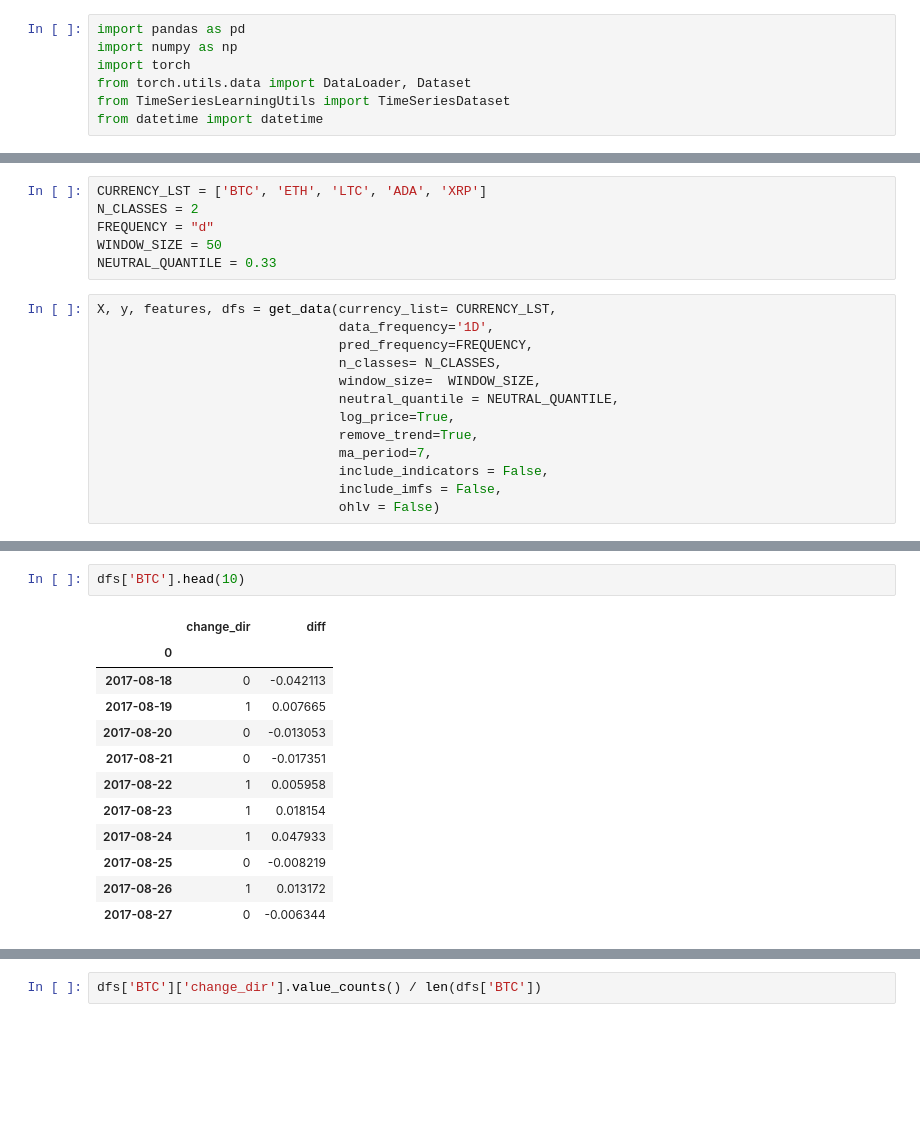
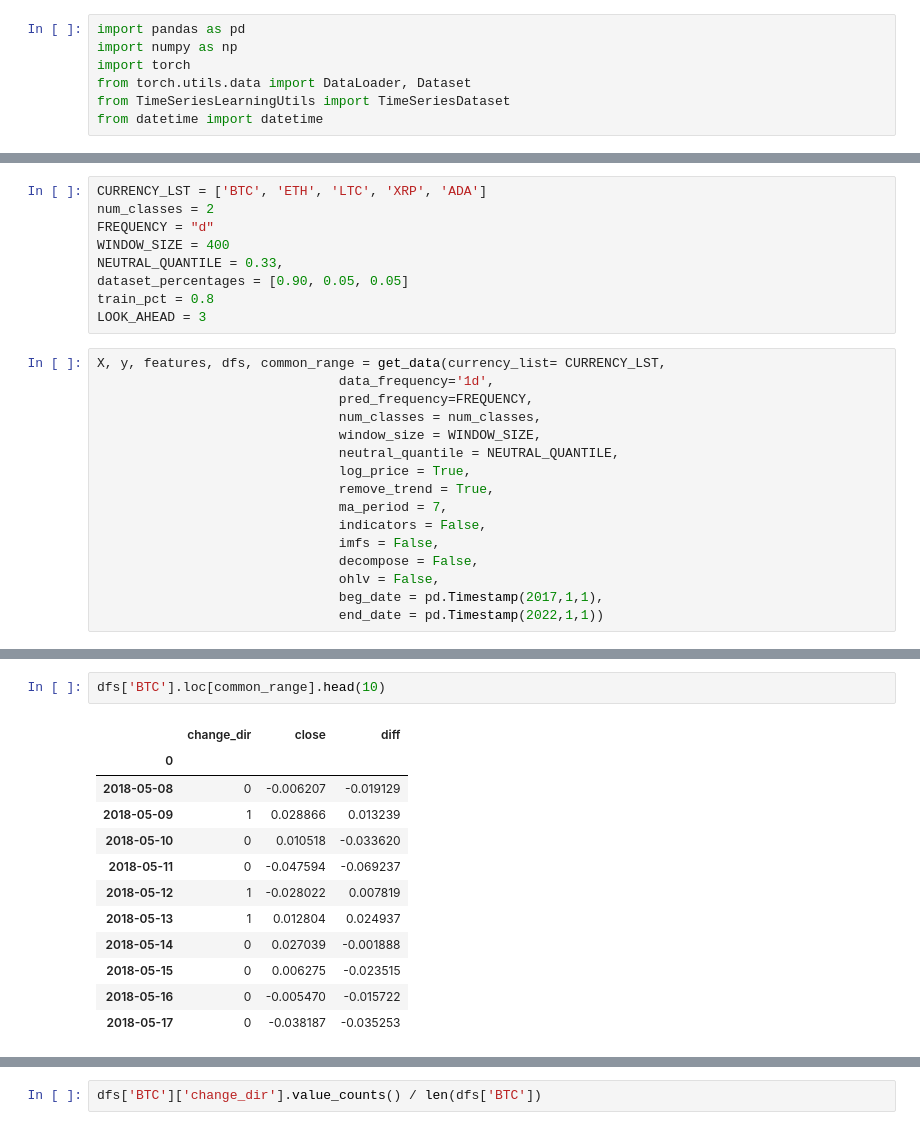
Before and after one commit to aysenurk/multi_task_price_change_prediction, a Jupyter notebook: notebooks/02_fc_data_preparation.ipynb, the cells around one changed output, grey strips where cells are left out. Drawn from its saved outputs; the diff is of its cells as text; blank space fills up the shorter version.

Commit message:
training analysis with other models

```diff
--- a/notebooks/02_fc_data_preparation.ipynb
+++ b/notebooks/02_fc_data_preparation.ipynb
@@ -104,19 +199,25 @@ def get_data(currency_list,
 # %%
-CURRENCY_LST = ['BTC', 'ETH', 'LTC', 'ADA', 'XRP']
-N_CLASSES = 2
+CURRENCY_LST = ['BTC', 'ETH', 'LTC', 'XRP', 'ADA']
+num_classes = 2
 FREQUENCY = "d"
-WINDOW_SIZE = 50
-NEUTRAL_QUANTILE = 0.33
+WINDOW_SIZE = 400
+NEUTRAL_QUANTILE = 0.33,
+dataset_percentages = [0.90, 0.05, 0.05]
+train_pct = 0.8
+LOOK_AHEAD = 3
 # %%
-X, y, features, dfs = get_data(currency_list= CURRENCY_LST,
-                               data_frequency='1D',
+X, y, features, dfs, common_range = get_data(currency_list= CURRENCY_LST,
+                               data_frequency='1d',
                                pred_frequency=FREQUENCY,
-                               n_classes= N_CLASSES,
-                               window_size=  WINDOW_SIZE,
+                               num_classes = num_classes,
+                               window_size = WINDOW_SIZE,
                                neutral_quantile = NEUTRAL_QUANTILE,
-                               log_price=True,
-                               remove_trend=True,
-                               ma_period=7,
-                               include_indicators = False,
-                               include_imfs = False,
-                               ohlv = False)
+                               log_price = True,
+                               remove_trend = True,
+                               ma_period = 7,
+                               indicators = False,
+                               imfs = False,
+                               decompose = False,
+                               ohlv = False,
+                               beg_date = pd.Timestamp(2017,1,1),
+                               end_date = pd.Timestamp(2022,1,1))
@@ -123,15 +628,15 @@ X, y, features, dfs = get_data(currency_list= CURRENCY_LST,
 # %%
-dfs['BTC'].head(10)
+dfs['BTC'].loc[common_range].head(10)
 # %% [output]
-|  | change_dir | diff |
-| 0 |  |  |
-| 2017-08-18 | 0 | -0.042113 |
-| 2017-08-19 | 1 | 0.007665 |
-| 2017-08-20 | 0 | -0.013053 |
-| 2017-08-21 | 0 | -0.017351 |
-| 2017-08-22 | 1 | 0.005958 |
-| 2017-08-23 | 1 | 0.018154 |
-| 2017-08-24 | 1 | 0.047933 |
-| 2017-08-25 | 0 | -0.008219 |
-| 2017-08-26 | 1 | 0.013172 |
-| 2017-08-27 | 0 | -0.006344 |
+|  | change_dir | close | diff |
+| 0 |  |  |  |
+| 2018-05-08 | 0 | -0.006207 | -0.019129 |
+| 2018-05-09 | 1 | 0.028866 | 0.013239 |
+| 2018-05-10 | 0 | 0.010518 | -0.033620 |
+| 2018-05-11 | 0 | -0.047594 | -0.069237 |
+| 2018-05-12 | 1 | -0.028022 | 0.007819 |
+| 2018-05-13 | 1 | 0.012804 | 0.024937 |
+| 2018-05-14 | 0 | 0.027039 | -0.001888 |
+| 2018-05-15 | 0 | 0.006275 | -0.023515 |
+| 2018-05-16 | 0 | -0.005470 | -0.015722 |
+| 2018-05-17 | 0 | -0.038187 | -0.035253 |
```
Also changed, not shown: parts of 30 cells of this notebook.
